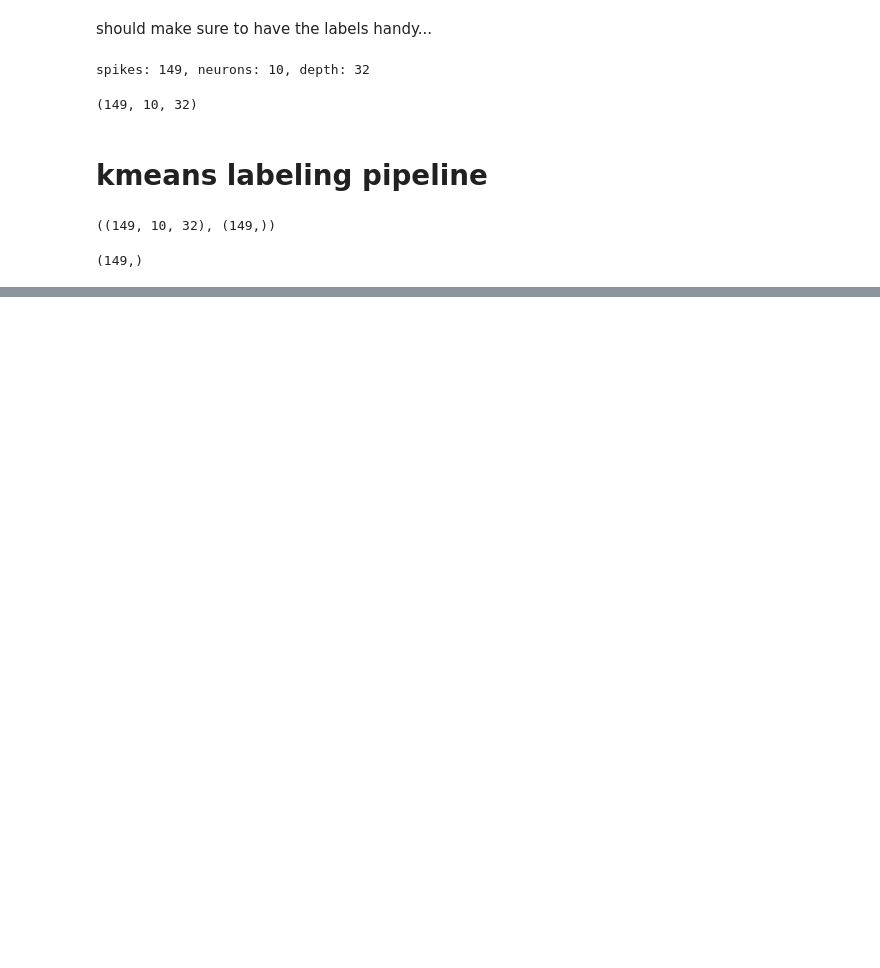
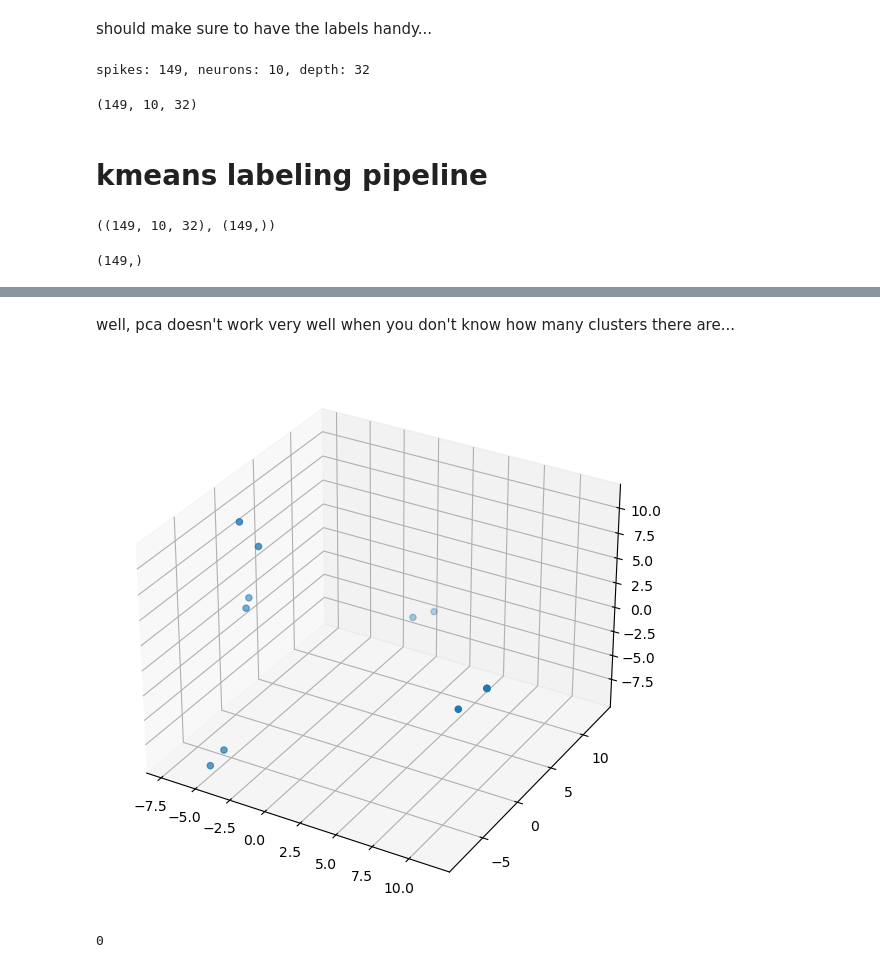
Before and after one commit to CosmicSurgery/thesis_notebooks, a Jupyter notebook: 06.19.2023 - learnign spiking motifs/2023.07.03 - Unsupervised learning, neuron by neuron pca, kmenas labeling.ipynb, the cells around one changed output, grey strips where cells are left out. Cells and saved outputs as stored; diff of their text form; code cells hidden in the pictures; blank space fills up the shorter version.

```diff
--- a/06.19.2023 - learnign spiking motifs/2023.07.03 - Unsupervised learning, neuron by neuron pca, kmenas labeling.ipynb
+++ b/06.19.2023 - learnign spiking motifs/2023.07.03 - Unsupervised learning, neuron by neuron pca, kmenas labeling.ipynb
@@ -235,0 +168,32 @@ ValueError: 'c' argument has 11 elements, which is inconsistent with 'x' and 'y'
+# %%
+windows_sorted = []
+kmeans_labels = []
+pca_features = []
+for n in tqdm(range(N)):
+#     w = windows[N_lables==n
+    windows_sorted.append(windows[N_labels==n])
+
+    temp_window = windows_sorted[-1].reshape(windows_sorted[-1].shape[0],windows_sorted[-1].shape[1]*windows_sorted[-1].shape[2])
+
+    z_windows = zscore(temp_window,axis=1)
+    z_windows[np.isnan(z_windows)] = 0
+    z_windows.shape
+
+    pca = PCA(n_components=3)
+    pca_features3 = pca.fit_transform(np.transpose(z_windows.T))
+    pca_df = pd.DataFrame(data=pca_features3, columns=['PC1', 'PC2','PC3'])
+
+    kmeans = KMeans(
+    init="random",
+    n_clusters=4,
+    n_init=10,
+    max_iter=300,
+    random_state=42
+    )
+
+    pca_features.append(pca_features3)
+
+    kmeans.fit(pca_features3)
+    kmeans.cluster_centers_
+    windows_sorted.append(windows[N_labels==n])
+    kmeans_labels.append(kmeans.labels_)
@@ -235,0 +212,16 @@ ValueError: 'c' argument has 11 elements, which is inconsistent with 'x' and 'y'
+# %% [markdown]
+well, pca doesn't work very well when you don't know how many clusters there are...
+# %%
+i=0
+%matplotlib inline
+fig = plt.figure(figsize = (10, 7))
+ax2 = plt.axes(projection = "3d")
+ax2.scatter3D(pca_features[i].T[0],pca_features[i].T[1],pca_features[i].T[2],c=colors[kmeans.labels_[i]])
+
+plt.show()
+# %% [output]
+[figure, added]
+# %%
+kmeans.labels_[i]
+# %% [output]
+0
```
Also changed, not shown: parts of 11 cells of this notebook, 4 other files.
